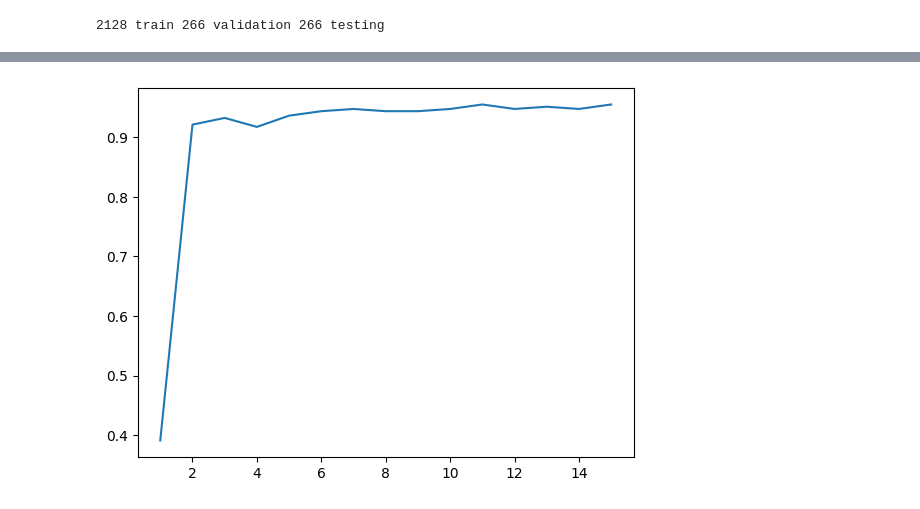
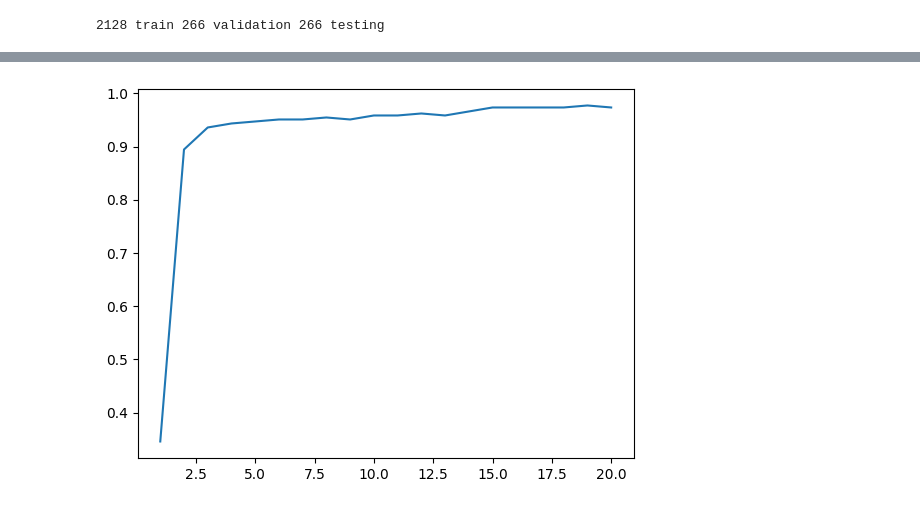
Before and after one commit to cvilter/advML_finalProject, a Jupyter notebook: DNN.ipynb, the cells around one changed output, grey strips where cells are left out. Saved outputs shown, nothing was run; the diff lists cells and outputs as text; code cells hidden in the pictures.

```diff
--- a/DNN.ipynb
+++ b/DNN.ipynb
@@ -20,3 +24,3 @@ from torchtext.vocab import GloVe
 from nltk.corpus import stopwords
 # %%
-df = pd.read_csv("data/ML_text_data.csv")
+df = pd.read_csv("data/ML_text_data_new.csv")
@@ -121,7 +99,6 @@ def collate_fn(batch):
     tokens = [tokenizer(x[1]) for x in batch]
     cbow = []
     for t in tokens:
-        vec = glove.get_vecs_by_tokens(t)
         indx = [vocab[token] for token in t]
         bow = [0] * len(vocab)
         for i in indx:
@@ -173,7 +140,7 @@ loss_function = nn.CrossEntropyLoss()
 
 def train_an_epoch(dataloader, optimizer):
     model.train()
-    log_interval = 10
+    log_interval = 50
 
     for idx, (label, text) in enumerate(dataloader):
         model.zero_grad()
@@ -189,3 +153,16 @@ from torchmetrics.classification import BinaryPrecision
+# %%
+def get_probabilites(dataloader):
+    model.eval()
+    y_list = []
+    y_pred_list = []
+    with torch.no_grad():
+        for idx, (label, word_idxs) in enumerate(dataloader):
+            log_probs = model(word_idxs)
+            y_list.append(label)
+            y_pred_list.append(log_probs)
+    y = torch.cat(y_list, dim=0)
+    y_pred = torch.cat(y_pred_list, dim=0)
+    return y, y_pred
 # %%
 def get_accuracy(dataloader):
     model.eval()
@@ -346,26 +337,36 @@ test_dataloader = DataLoader(test_data, batch_size=BATCH_SIZE,
                              shuffle=False,
                              collate_fn=collate_fn)
 # %%
+#model using ReLU nonlinearity for hidden layers
 %matplotlib inline
 
-EPOCHS = 15 # epoch
+EPOCHS = 20 # epoch
 optimizer = torch.optim.Adam(model.parameters(), lr=1e-4)
 
-accuracies=[]
-recalls=[]
-precisions=[]
+accuracies_val_relu=[]
+recalls_val_relu=[]
+precisions_val_relu=[]
+accuracies_train_relu=[]
+recalls_train_relu=[]
+precisions_train_relu=[]
 for epoch in range(1, EPOCHS + 1):
     epoch_start_time = time.time()
     train_an_epoch(train_dataloader, optimizer)
-    accuracy, recall, precision = get_accuracy(valid_dataloader)
-    accuracies.append(accuracy)
-    recalls.append(recall)
-    precisions.append(precision)
+    accuracy_val, recall_val, precision_val = get_accuracy(valid_dataloader)
+    accuracy_train, recall_train, precision_train = get_accuracy(train_dataloader)
+    accuracies_val_relu.append(accuracy_val)
+    recalls_val_relu.append(recall_val)
+    precisions_val_relu.append(precision_val)
+    accuracies_train_relu.append(accuracy_train)
+    recalls_train_relu.append(recall_train)
+    precisions_train_relu.append(precision_train)
     time_taken = time.time() - epoch_start_time
-    print(f'Epoch: {epoch}, time taken: {time_taken:.1f}s, validation accuracy: {accuracy:.3f}, recall: {recall}, precision: {precision}.')
+    print(f'''Epoch: {epoch}, time taken: {time_taken:.1f}s, validation accuracy:
+          {accuracy_val:.3f}, recall: {recall_val}, precision: {precision_val}.''')
 
-plt.plot(range(1, EPOCHS+1), accuracies)
+plt.plot(range(1, EPOCHS+1), accuracies_val_relu)
 
-accuracy, recall, precision = get_accuracy(test_dataloader)
-print(f'The estimated test accuracy is {accuracy:.3f}, recall {recall}, precision {precision}.')
+accuracy_relu, recall_relu, precision_relu = get_accuracy(test_dataloader)
+y_relu, y_prob_relu = get_probabilites(test_dataloader)
+print(f'The estimated test accuracy is {accuracy_relu:.3f}, recall {recall_relu}, precision {precision_relu}.')
 # %% [output]
@@ -389 +390 @@ The estimated test accuracy is 0.951, recall 0.9053921699523926, precision 0.909
-[figure, old version]
+[figure, new version]
```
Also changed, not shown: parts of 26 cells of this notebook, 4 other files.
